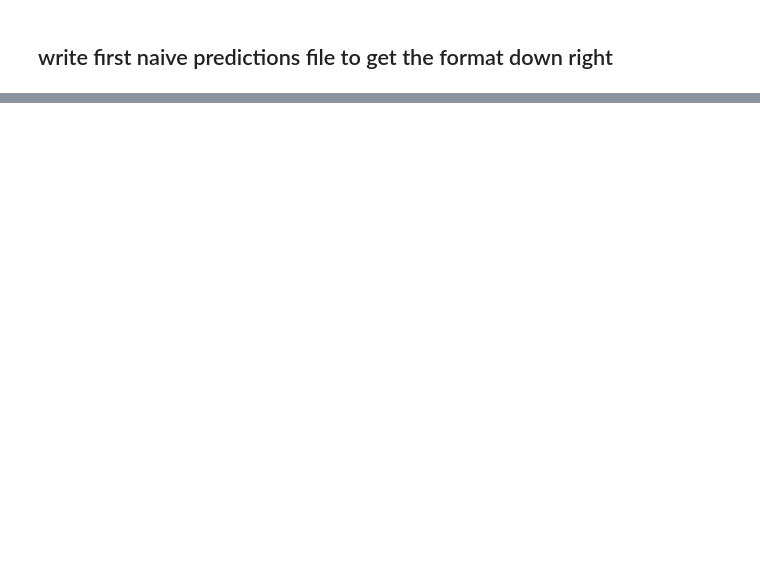
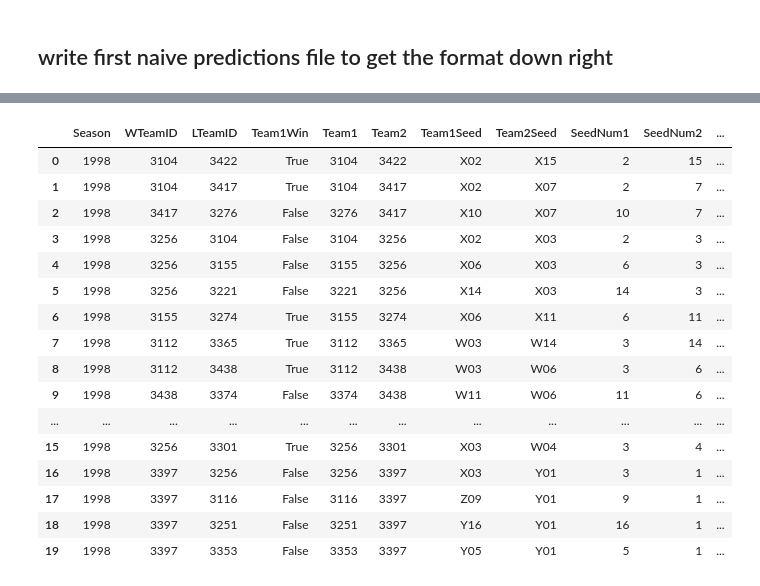
Before and after one commit to evizitei/kaggle_womens_ncaa_2018, a Jupyter notebook: WomensNCAAPredictions.ipynb, the cells around one changed output, grey strips where cells are left out. Cells and saved outputs as stored; diff of their text form; code cells hidden in the pictures; blank space fills up the shorter version.

Commit message:
extract score medians as training features

```diff
--- a/WomensNCAAPredictions.ipynb
+++ b/WomensNCAAPredictions.ipynb
@@ -184,0 +160,2 @@ len(training_df)
+# %%
+training_df, training_meta = training_set_baseline(tourney_results, seeds)
@@ -269,0 +275,2 @@ with open("./data/outputs/stage_1_predictions.csv", "w") as f:
+# %%
+training_set, meta = training_set_with_scores(tourney_results, seeds,season_results)
@@ -269,0 +306,2 @@ with open("./data/outputs/stage_1_predictions.csv", "w") as f:
+# %%
+grouped_scores = all_scores.groupby(['Season', 'TeamID'], as_index=False).aggregate(np.median)
@@ -269,0 +326,27 @@ with open("./data/outputs/stage_1_predictions.csv", "w") as f:
+# %%
+training_df = pd.merge(training_set, grouped_scores, left_on=['Season', 'Team1'], right_on=['Season', 'TeamID'])
+training_df = training_df.rename(index=str, columns={"Score": "Team1MedianScore"})
+training_df = training_df.drop(['TeamID'], axis=1)
+training_df = pd.merge(training_df, grouped_scores, left_on=['Season', 'Team2'], right_on=['Season', 'TeamID'])
+training_df = training_df.rename(index=str, columns={"Score": "Team2MedianScore"})
+training_df = training_df.drop(['TeamID'], axis=1)
+# %%
+training_df.head(20)
+# %% [output]
+|  | Season | WTeamID | LTeamID | Team1Win | Team1 | Team2 | Team1Seed | Team2Seed | SeedNum1 | SeedNum2 | ... |
+| 0 | 1998 | 3104 | 3422 | True | 3104 | 3422 | X02 | X15 | 2 | 15 | ... |
+| 1 | 1998 | 3104 | 3417 | True | 3104 | 3417 | X02 | X07 | 2 | 7 | ... |
+| 2 | 1998 | 3417 | 3276 | False | 3276 | 3417 | X10 | X07 | 10 | 7 | ... |
+| 3 | 1998 | 3256 | 3104 | False | 3104 | 3256 | X02 | X03 | 2 | 3 | ... |
+| 4 | 1998 | 3256 | 3155 | False | 3155 | 3256 | X06 | X03 | 6 | 3 | ... |
+| 5 | 1998 | 3256 | 3221 | False | 3221 | 3256 | X14 | X03 | 14 | 3 | ... |
+| 6 | 1998 | 3155 | 3274 | True | 3155 | 3274 | X06 | X11 | 6 | 11 | ... |
+| 7 | 1998 | 3112 | 3365 | True | 3112 | 3365 | W03 | W14 | 3 | 14 | ... |
+| 8 | 1998 | 3112 | 3438 | True | 3112 | 3438 | W03 | W06 | 3 | 6 | ... |
+| 9 | 1998 | 3438 | 3374 | False | 3374 | 3438 | W11 | W06 | 11 | 6 | ... |
+| ... | ... | ... | ... | ... | ... | ... | ... | ... | ... | ... | ... |
+| 15 | 1998 | 3256 | 3301 | True | 3256 | 3301 | X03 | W04 | 3 | 4 | ... |
+| 16 | 1998 | 3397 | 3256 | False | 3256 | 3397 | X03 | Y01 | 3 | 1 | ... |
+| 17 | 1998 | 3397 | 3116 | False | 3116 | 3397 | Z09 | Y01 | 9 | 1 | ... |
+| 18 | 1998 | 3397 | 3251 | False | 3251 | 3397 | Y16 | Y01 | 16 | 1 | ... |
+| 19 | 1998 | 3397 | 3353 | False | 3353 | 3397 | Y05 | Y01 | 5 | 1 | ... |
```
Also changed, not shown: parts of 36 cells of this notebook.
